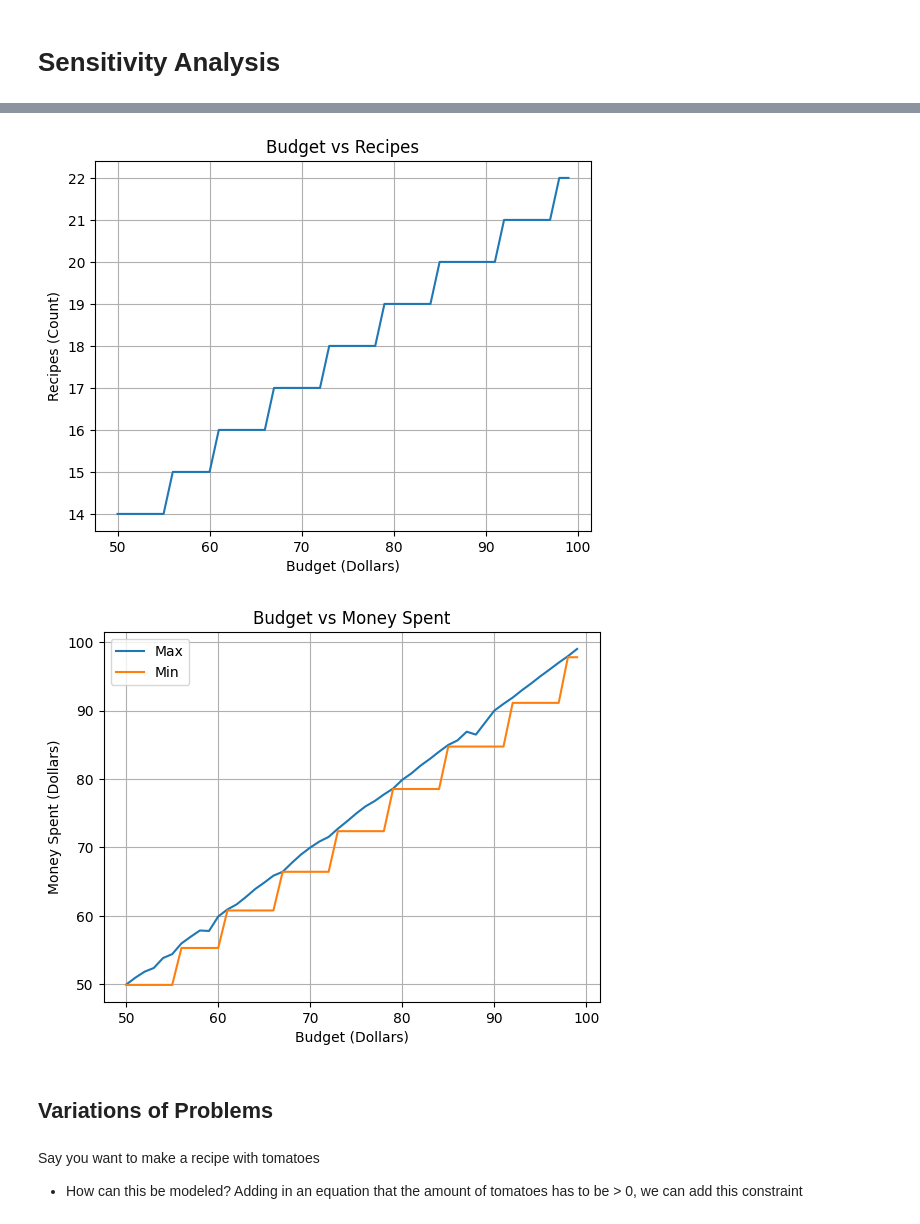
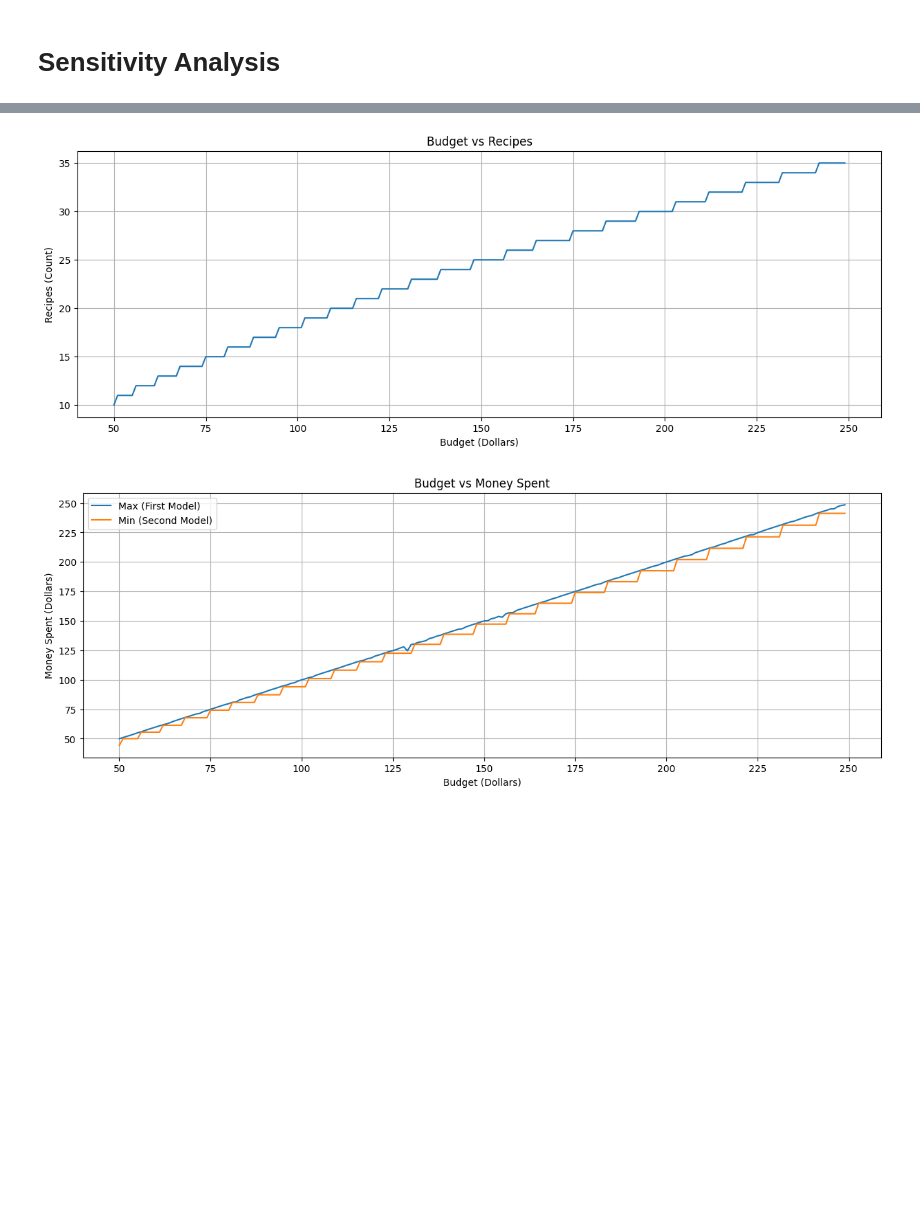
Before and after one commit to noahjillson/Recipe-Optimizations, a Jupyter notebook: modeling.ipynb, the cells around one changed output, grey strips where cells are left out. Drawn from its saved outputs; the diff is of its cells as text; code cells hidden in the pictures; blank space fills up the shorter version.

```diff
--- a/modeling.ipynb
+++ b/modeling.ipynb
@@ -55,10 +55,18 @@ for recipe in recipes:
     cuisines.add(recipe['cuisine'])
     for ingredient, quantity in zip(recipe["ingredients"], recipe["quantities"]):
         ingredient = ingredient.strip().lower()
+        exact_match = False
         for column in matrix_recipe_ingredients.columns:
-            if ingredient in column:  # Check if ingredient is a substring of the column
+            if ingredient == column:
                 matrix_recipe_ingredients.loc[recipe["id"], column] = quantity
                 matrix_recipe_contains.loc[recipe["id"], column] = 1
+                exact_match = True
+        if not exact_match:
+            for column in matrix_recipe_ingredients.columns:
+                if ingredient in column:  # Check if ingredient is a substring of the column
+                    matrix_recipe_ingredients.loc[recipe["id"], column] = quantity
+                    matrix_recipe_contains.loc[recipe["id"], column] = 1
+                    break
 
 matrix_cuisine_recipe = pd.DataFrame(columns = list(cuisines), index = [recipe['id'] for recipe in recipes])
 
@@ -253,5 +337,0 @@ Text(0.5, 1.0, 'Ingredients for Recipe 31318')
-# %%
-for num in range(50, 100):
-    B.setRecords(num)
-    recipe_optimization.solve(solver = 'cplex', options=gp.Options(time_limit=20))
-    print(recipe_optimization.objective_value, num)
@@ -286,7 +350,7 @@ money_spent_m1 = []
 money_spent_m2 = []
 
 
-for num in range(50, 100):
+for num in range(50, 250):
     B.setRecords(num)
     recipe_optimization.solve(solver = 'cplex', options=gp.Options(time_limit=20))
 
@@ -295,7 +359,6 @@ for num in range(50, 100):
     number_recipes = len(df[df['level'] > 0])
     amount_recipes_m1.append(number_recipes)
 
-    # max_recipe_eq = cont.addEquation('max_recipe_eq', description="The maximum number of recipes that can be made given the budget")
     max_recipe_eq[:] = gp.Sum(R, x[R]) == recipe_optimization.objective_value
     money_optimization.solve(solver = 'cplex', options=gp.Options(time_limit=20))
 
@@ -329,24 +395,19 @@ for num in range(50, 100):
 # %%
 import seaborn as sns
 
 sns.lineplot(x = budget, y = amount_recipes_m1)
 plt.title('Budget vs Recipes')
 plt.xlabel('Budget (Dollars)')
 plt.ylabel('Recipes (Count)')
 plt.grid()
 plt.show()
 
-sns.lineplot(x = budget, y = [money[0] for money in money_spent_m1],legend='brief', label='Max')
-sns.lineplot(x = budget, y = money_spent_m2, legend='brief', label='Min')
+sns.lineplot(x = budget, y = [money[0] for money in money_spent_m1],legend='brief', label='Max (First Model)')
+sns.lineplot(x = budget, y = money_spent_m2, legend='brief', label='Min (Second Model)')
 plt.title('Budget vs Money Spent')
 plt.xlabel('Budget (Dollars)')
 plt.ylabel('Money Spent (Dollars)')
 plt.grid()
 # %% [output]
-[figure, old version]
+[figure, new version]
-[figure, old version]
+[figure, new version]
-# %% [markdown]
-## Variations of Problems
-# %% [markdown]
-Say you want to make a recipe with tomatoes
-- How can this be modeled? Adding in an equation that the amount of tomatoes has to be > 0, we can add this constraint
```
Also changed, not shown: parts of 32 cells of this notebook.
